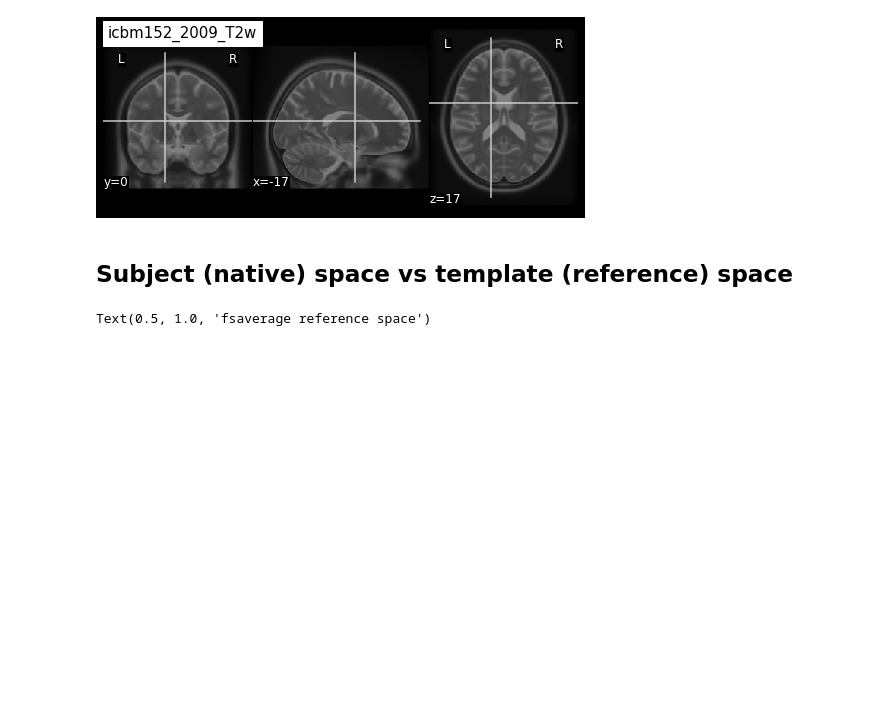
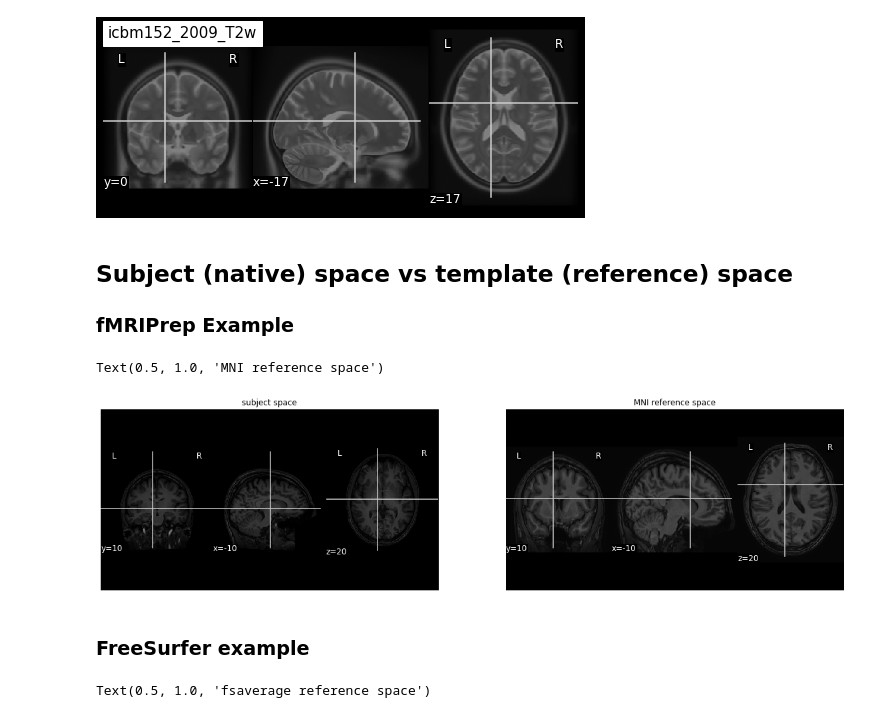
Before and after one commit to fishtree-attempt/SDC-BIDS-sMRI, a Jupyter notebook: code/3_sMRI_spatial_norm.ipynb, the cells around one changed output. Saved outputs shown, nothing was run; the diff lists cells and outputs as text; code cells hidden in the pictures; blank space fills up the shorter version.

```diff
--- a/code/3_sMRI_spatial_norm.ipynb
+++ b/code/3_sMRI_spatial_norm.ipynb
@@ -52,9 +53,12 @@ import os
 ## Local paths
 # %%
 local_data_dir = '../local_data/'
+bids_data_dir = '../local_data/AOMIC'
+
+bids_layout = BIDSLayout(bids_data_dir, derivatives=True)
 
 subject_id = 'sub-0001' # pick 'sub-0001' or 'sub-0002'
-subject_T1 = local_data_dir + 'AOMIC/{}/anat/{}_T1w.nii.gz'.format(subject_id,subject_id)
+
 freesurfer_output_dir = local_data_dir + 'AOMIC/derivatives/freesurfer/{}/mri/'.format(subject_id)
 fsaverage_dir = local_data_dir +  'AOMIC/derivatives/freesurfer/fsaverage5/mri/'
 
@@ -83,6 +87,30 @@ plotting.plot_anat(atlas_t2_img, title="icbm152_2009_T2w", cut_coords=cut_coords
 [figure]
 # %% [markdown]
 ## Subject (native) space vs template (reference) space
+### fMRIPrep Example
+# %%
+cut_coords = (-10,10,20)
+
+subject_T1 = bids_layout.get(subject="0001", datatype='anat', scope='raw',
+                            extension='nii.gz', return_type='filename')[0]
+
+subject_T1_MNI_space = bids_layout.get(subject="0001", scope="derivatives", datatype='anat', suffix='T1w',
+                               space='MNI152NLin2009cAsym', desc='preproc', extension='nii.gz', return_type='filename')[0]
+
+# plot
+fig, axes = plt.subplots(1,2, sharex=True, sharey=True, figsize=(20,5))
+ax=axes[0]
+plotting.plot_anat(subject_T1, title="", cut_coords=cut_coords, axes=ax)
+ax.set_title('subject space')
+
+ax=axes[1]
+plotting.plot_anat(subject_T1_MNI_space, title="", cut_coords=cut_coords,  axes=ax)
+ax.set_title('MNI reference space')
+# %% [output]
+Text(0.5, 1.0, 'MNI reference space')
+[figure, added]
+# %% [markdown]
+### FreeSurfer example
 # %%
 cut_coords = (-40,10,0)
 
```
Also changed, not shown: parts of 2 cells of this notebook, 2 other files.
